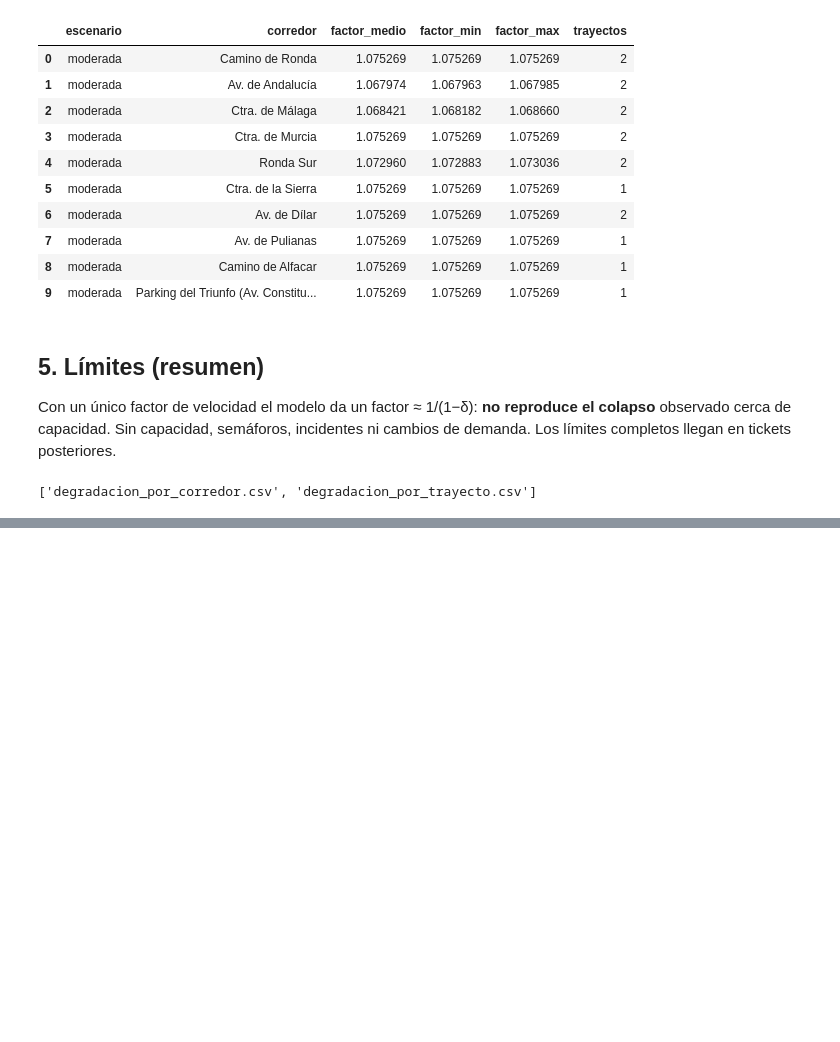
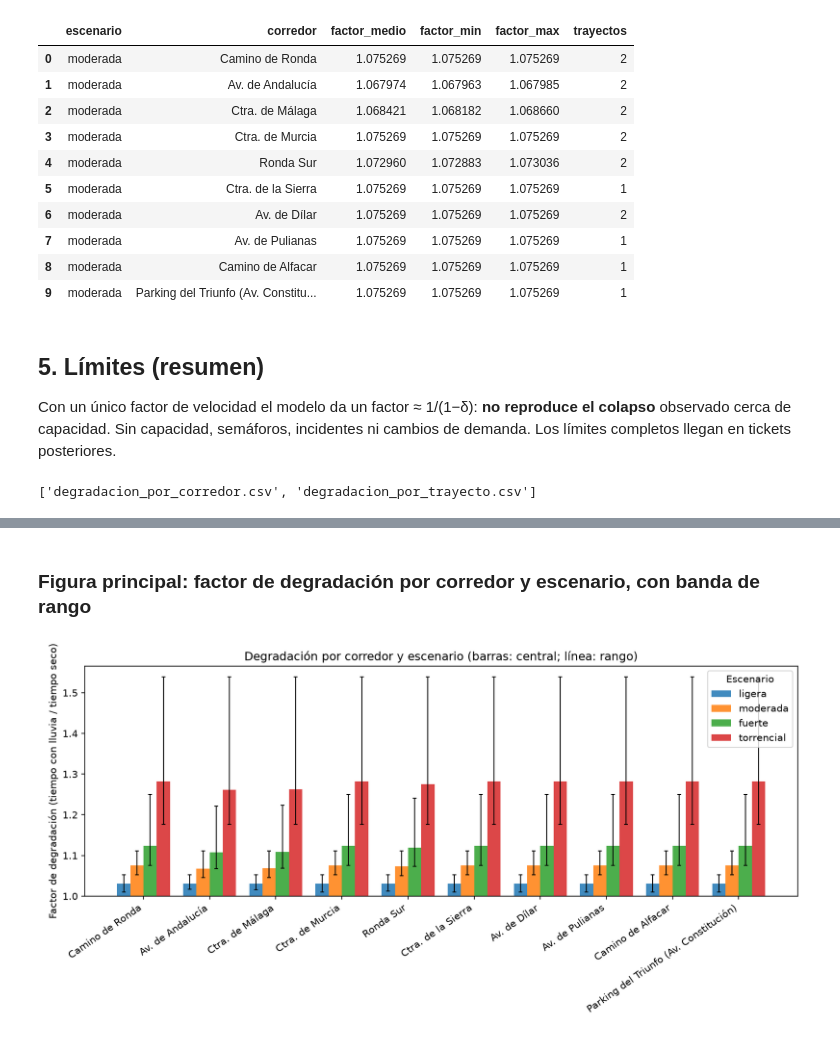
Before and after one commit to juanheliosg/taller-agentes-ia-granada, a Jupyter notebook: cuaderno_lluvia.ipynb, the cells around one changed output, grey strips where cells are left out. Saved outputs shown, nothing was run; the diff lists cells and outputs as text; code cells hidden in the pictures; blank space fills up the shorter version.

Commit message:
Ticket 10: escenarios completos, sensibilidad y degradación por corredor
Co-Authored-By: Claude Sonnet 5.5 <noreply@anthropic.com>

```diff
--- a/cuaderno_lluvia.ipynb
+++ b/cuaderno_lluvia.ipynb
@@ -115,0 +139,5 @@ sorted(p.name for p in SALIDAS.iterdir())
+# %%
+res = analizar_con_rango(G, muestra, list(ESCENARIOS.values()))
+res.por_trayecto.to_csv(SALIDAS / "escenarios_por_trayecto.csv", index=False)
+res.por_corredor.to_csv(SALIDAS / "escenarios_por_corredor.csv", index=False)
+res.por_corredor.pivot(index="corredor", columns="escenario", values="factor_medio")[list(ESCENARIOS)].round(3)
@@ -115,0 +169,7 @@ sorted(p.name for p in SALIDAS.iterdir())
+# %% [markdown]
+### Figura principal: factor de degradación por corredor y escenario, con banda de rango
+# %%
+from IPython.display import Image
+Image(filename=figura_principal(res.por_corredor, SALIDAS / "degradacion_por_corredor_escenario.png"))
+# %% [output]
+[figure, added]
```
Also changed, not shown: parts of 8 cells of this notebook, 3 other files.
